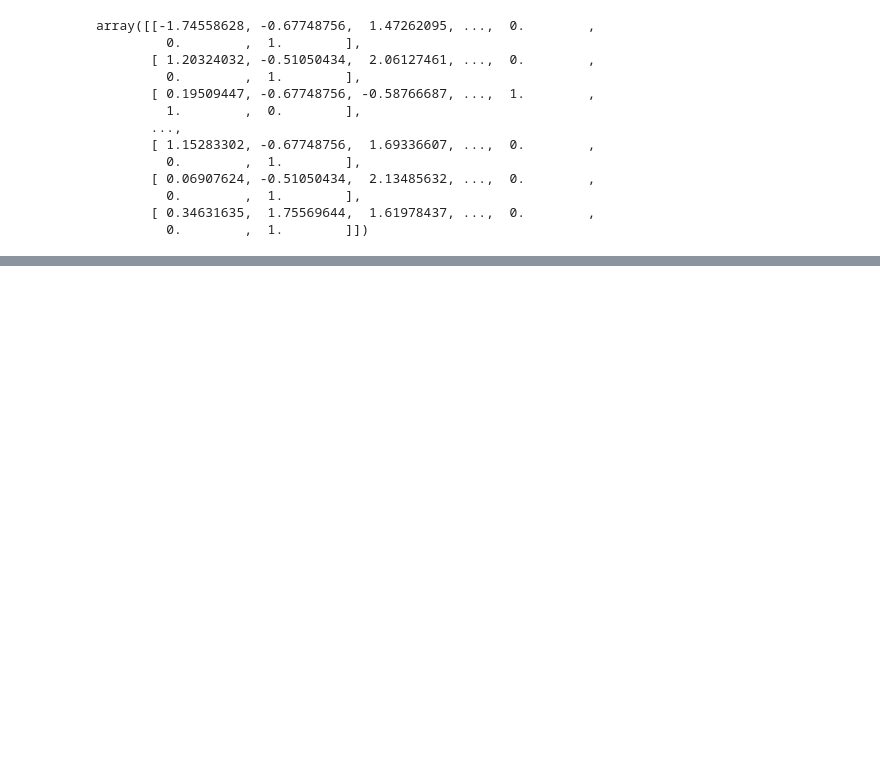
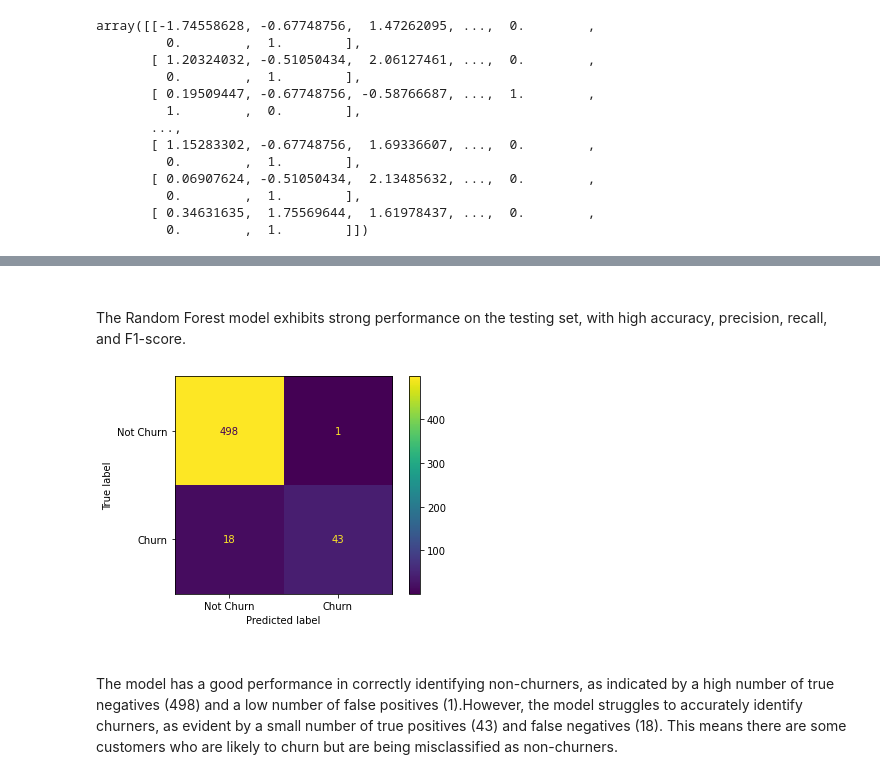
Before and after one commit to bonie99/Customer-Churn, a Jupyter notebook: Customer EDA.ipynb, the cells around one changed output, grey strips where cells are left out. Drawn from its saved outputs; the diff is of its cells as text; code cells hidden in the pictures; blank space fills up the shorter version.

```diff
--- a/Customer EDA.ipynb
+++ b/Customer EDA.ipynb
@@ -927,0 +764,12 @@ roc score:0.9155
+# %% [markdown]
+###
+The Random Forest model exhibits strong performance on the testing set, with high accuracy, precision, recall, and F1-score.
+# %%
+#ploting confusion matrix
+class_labels = ['Not Churn', 'Churn']
+plot_confusion_matrix(rf, X_test, y_test, display_labels=class_labels);
+# %% [output]
+[figure, added]
+# %% [markdown]
+###
+The model has a good performance in correctly identifying non-churners, as indicated by a high number of true negatives (498) and a low number of false positives (1).However, the model struggles to accurately identify churners, as evident by a small number of true positives (43) and false negatives (18). This means there are some customers who are likely to churn but are being misclassified as non-churners.
```
Also changed, not shown: parts of 95 cells of this notebook, 1 other file.
